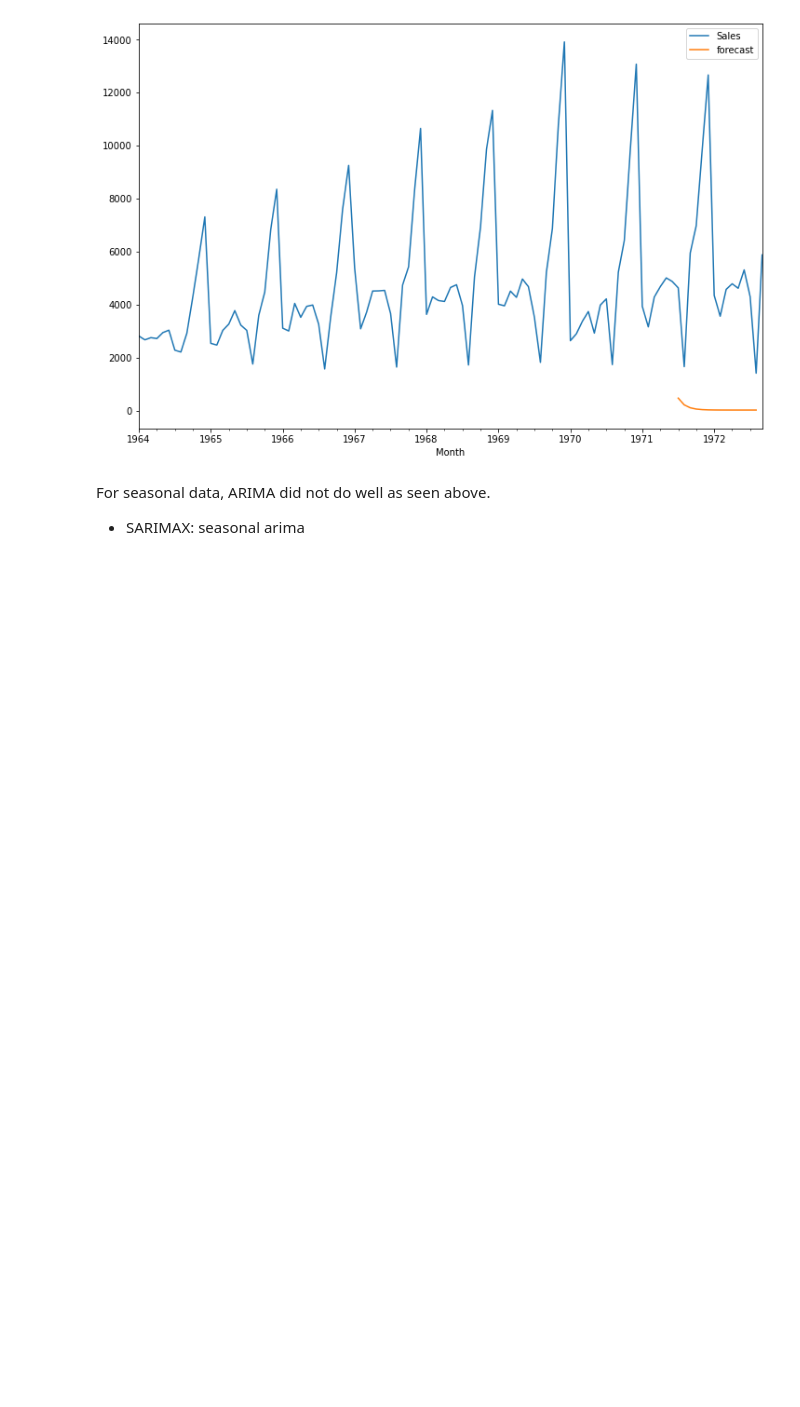
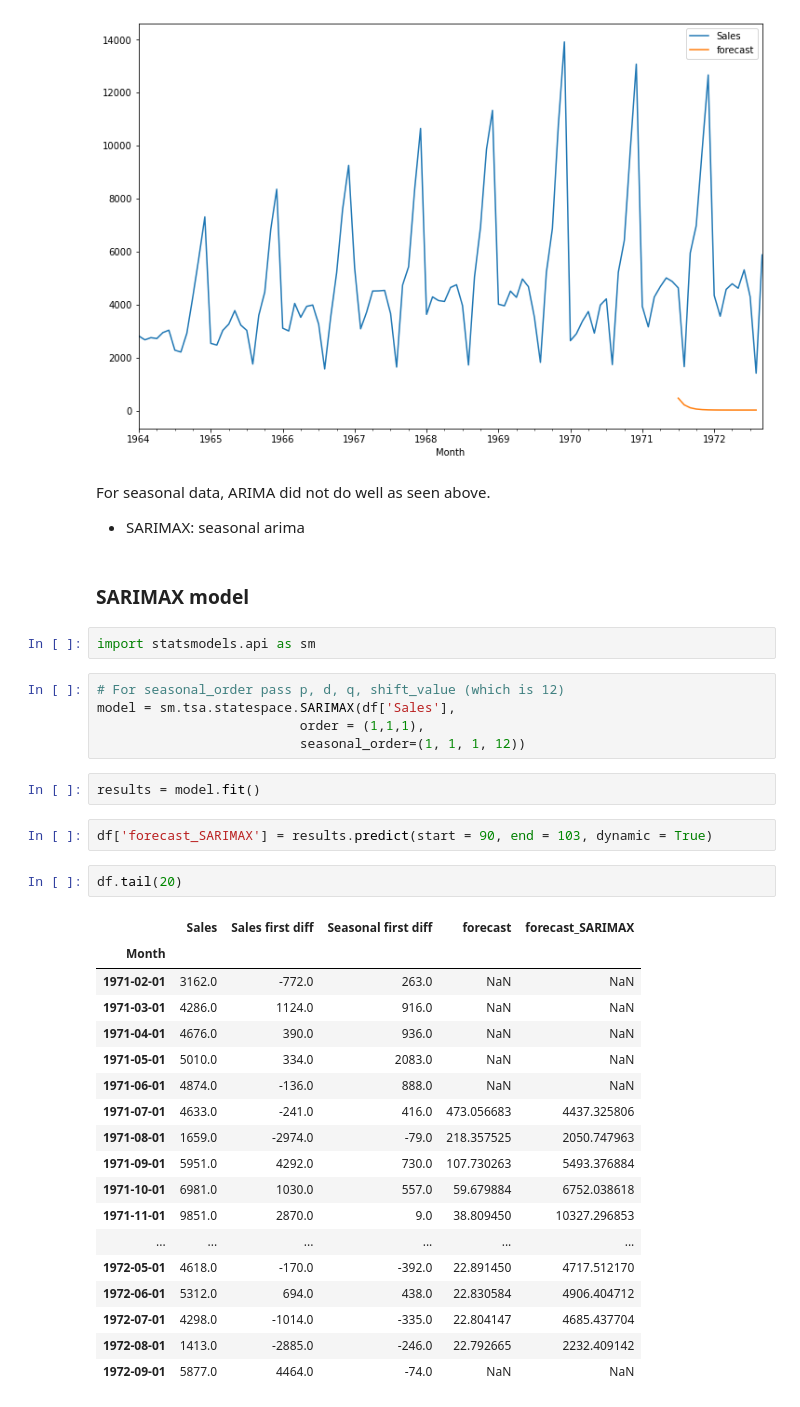
Before and after one commit to puneetsran/time_series_sales, a Jupyter notebook: time_series_champagne.ipynb, the cells around one changed output. Saved outputs shown, nothing was run; the diff lists cells and outputs as text; blank space fills up the shorter version.

```diff
--- a/time_series_champagne.ipynb
+++ b/time_series_champagne.ipynb
@@ -373,3 +373,37 @@ df[['Sales', 'forecast']].plot(figsize = (12,8))
 # %% [markdown]
 For seasonal data, ARIMA did not do well as seen above.
 - SARIMAX: seasonal arima
+# %% [markdown]
+### SARIMAX model
+# %%
+import statsmodels.api as sm
+# %%
+# For seasonal_order pass p, d, q, shift_value (which is 12)
+model = sm.tsa.statespace.SARIMAX(df['Sales'],
+                          order = (1,1,1),
+                          seasonal_order=(1, 1, 1, 12))
+# %%
+results = model.fit()
+# %%
+df['forecast_SARIMAX'] = results.predict(start = 90, end = 103, dynamic = True)
+# %%
+df.tail(20)
+# %% [output]
+|  | Sales | Sales first diff | Seasonal first diff | forecast | forecast_SARIMAX |
+| Month |  |  |  |  |  |
+| 1971-02-01 | 3162.0 | -772.0 | 263.0 | NaN | NaN |
+| 1971-03-01 | 4286.0 | 1124.0 | 916.0 | NaN | NaN |
+| 1971-04-01 | 4676.0 | 390.0 | 936.0 | NaN | NaN |
+| 1971-05-01 | 5010.0 | 334.0 | 2083.0 | NaN | NaN |
+| 1971-06-01 | 4874.0 | -136.0 | 888.0 | NaN | NaN |
+| 1971-07-01 | 4633.0 | -241.0 | 416.0 | 473.056683 | 4437.325806 |
+| 1971-08-01 | 1659.0 | -2974.0 | -79.0 | 218.357525 | 2050.747963 |
+| 1971-09-01 | 5951.0 | 4292.0 | 730.0 | 107.730263 | 5493.376884 |
+| 1971-10-01 | 6981.0 | 1030.0 | 557.0 | 59.679884 | 6752.038618 |
+| 1971-11-01 | 9851.0 | 2870.0 | 9.0 | 38.809450 | 10327.296853 |
+| ... | ... | ... | ... | ... | ... |
+| 1972-05-01 | 4618.0 | -170.0 | -392.0 | 22.891450 | 4717.512170 |
+| 1972-06-01 | 5312.0 | 694.0 | 438.0 | 22.830584 | 4906.404712 |
+| 1972-07-01 | 4298.0 | -1014.0 | -335.0 | 22.804147 | 4685.437704 |
+| 1972-08-01 | 1413.0 | -2885.0 | -246.0 | 22.792665 | 2232.409142 |
+| 1972-09-01 | 5877.0 | 4464.0 | -74.0 | NaN | NaN |
```
Also changed, not shown: parts of 2 cells of this notebook.
